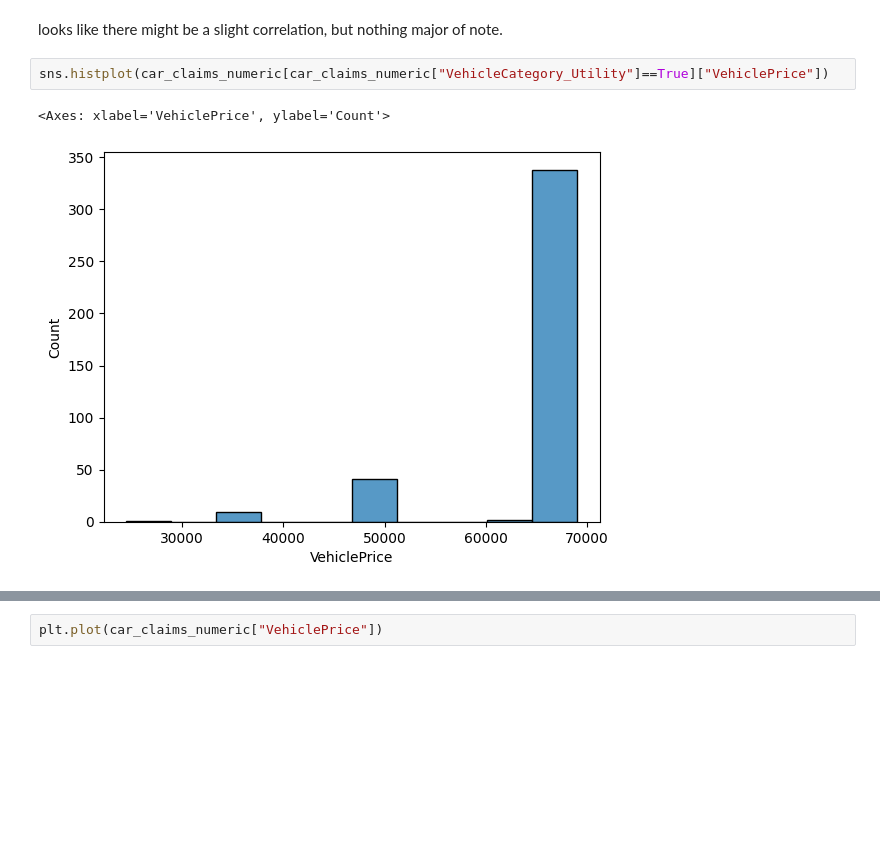
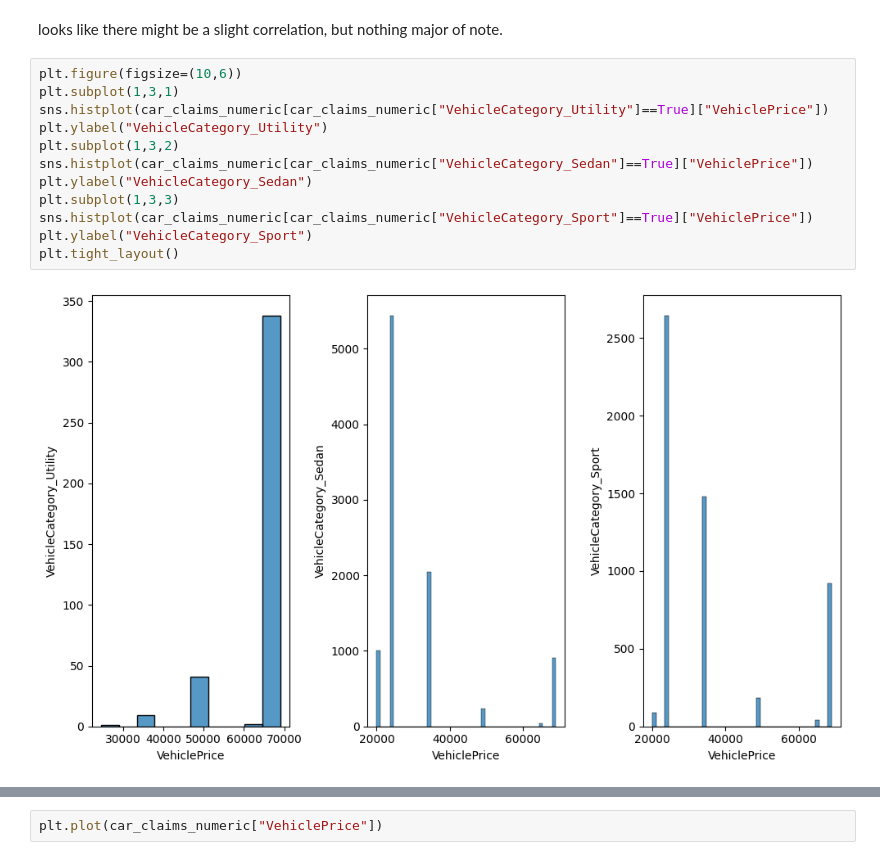
Before and after one commit to joe-bene/AiForLeaders, a Jupyter notebook: Week6.ipynb, the cells around one changed output, grey strips where cells are left out. Saved outputs shown, nothing was run; the diff lists cells and outputs as text; blank space fills up the shorter version.

```diff
--- a/Week6.ipynb
+++ b/Week6.ipynb
@@ -222,9 +222,18 @@ sns.histplot(car_claims_numeric[car_claims_numeric["VehicleCategory_Sedan"]==Tru
 # %% [markdown]
 looks like there might be a slight correlation, but nothing major of note.
 # %%
+plt.figure(figsize=(10,6))
+plt.subplot(1,3,1)
 sns.histplot(car_claims_numeric[car_claims_numeric["VehicleCategory_Utility"]==True]["VehiclePrice"])
+plt.ylabel("VehicleCategory_Utility")
+plt.subplot(1,3,2)
+sns.histplot(car_claims_numeric[car_claims_numeric["VehicleCategory_Sedan"]==True]["VehiclePrice"])
+plt.ylabel("VehicleCategory_Sedan")
+plt.subplot(1,3,3)
+sns.histplot(car_claims_numeric[car_claims_numeric["VehicleCategory_Sport"]==True]["VehiclePrice"])
+plt.ylabel("VehicleCategory_Sport")
+plt.tight_layout()
 # %% [output]
-<Axes: xlabel='VehiclePrice', ylabel='Count'>
-[figure, old version]
+[figure, new version]
 # %%
 sns.histplot(car_claims_numeric[car_claims_numeric["VehicleCategory_Sport"]==True]["VehiclePrice"])
```
Also changed, not shown: parts of 6 cells of this notebook, 1 other file.
